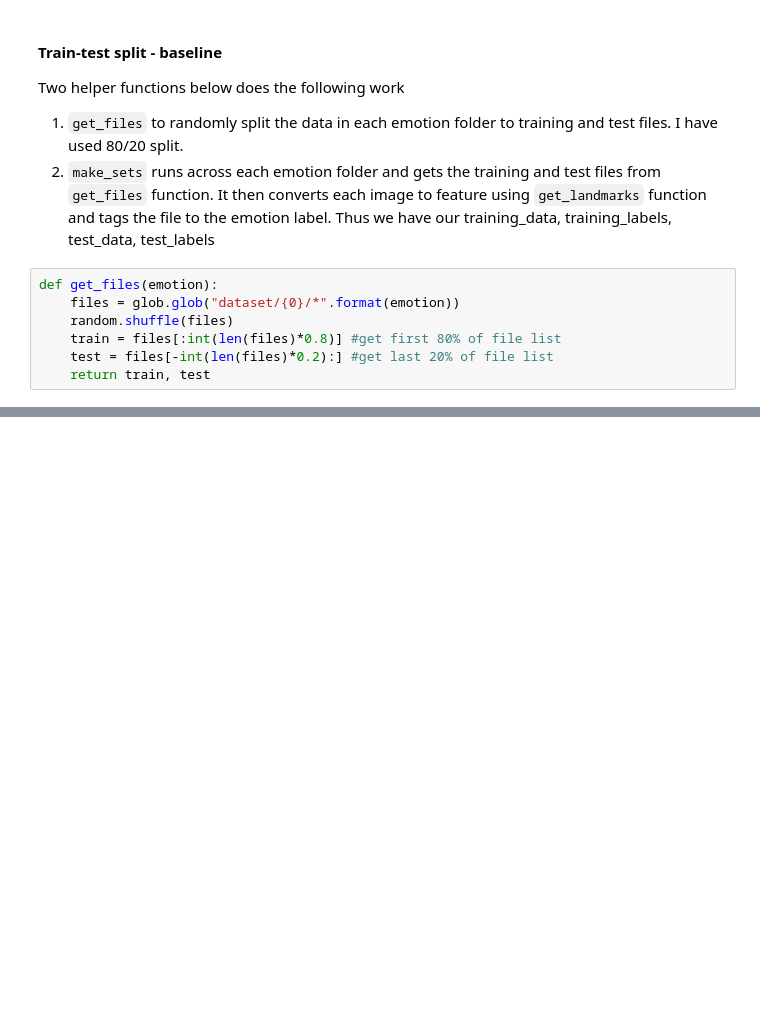
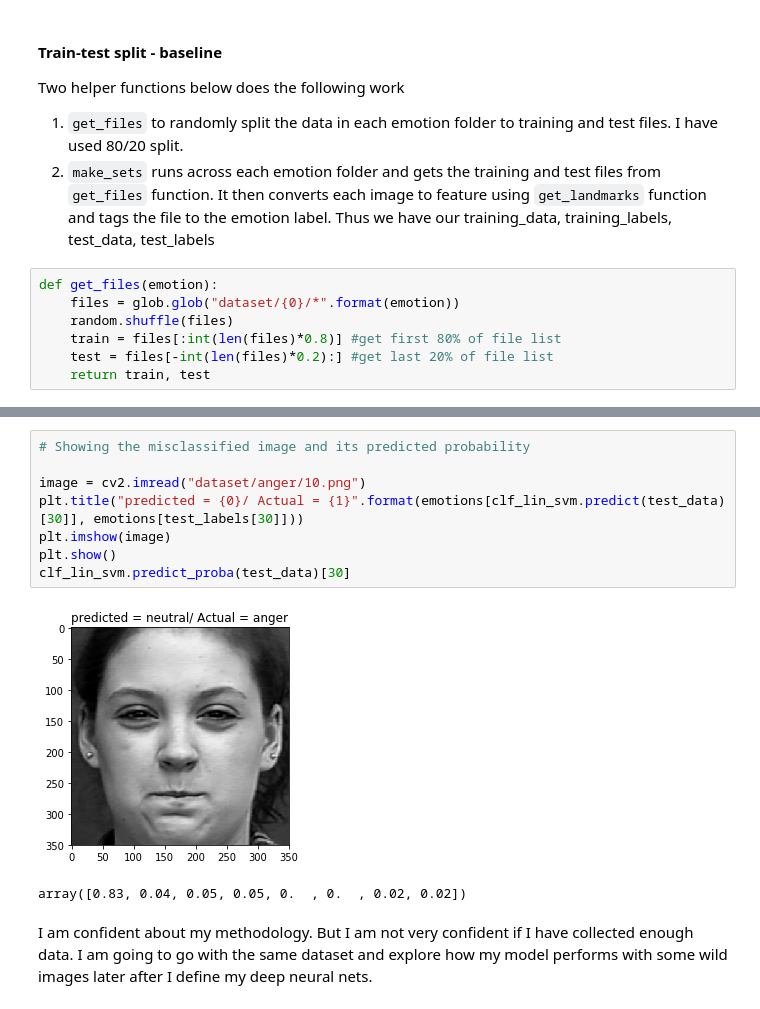
Before and after one commit to karthikBalasubramanian/FER, a Jupyter notebook: FER Capstone Implementation.ipynb, the cells around one changed output, grey strips where cells are left out. Cells and saved outputs as stored; diff of their text form; blank space fills up the shorter version.

```diff
--- a/FER Capstone Implementation.ipynb
+++ b/FER Capstone Implementation.ipynb
@@ -388,0 +528,13 @@ Mean accuracy score: 0.7976470588235294
+# %%
+# Showing the misclassified image and its predicted probability
+
+image = cv2.imread("dataset/anger/10.png")
+plt.title("predicted = {0}/ Actual = {1}".format(emotions[clf_lin_svm.predict(test_data)[30]], emotions[test_labels[30]]))
+plt.imshow(image)
+plt.show()
+clf_lin_svm.predict_proba(test_data)[30]
+# %% [output]
+[figure, added]
+array([0.83, 0.04, 0.05, 0.05, 0.  , 0.  , 0.02, 0.02])
+# %% [markdown]
+I am confident about my methodology. But I am not very confident if I have collected enough data. I am going to go with the same dataset and explore how my model performs with some wild images later after I define my deep neural nets.
```
Also changed, not shown: parts of 17 cells of this notebook.
